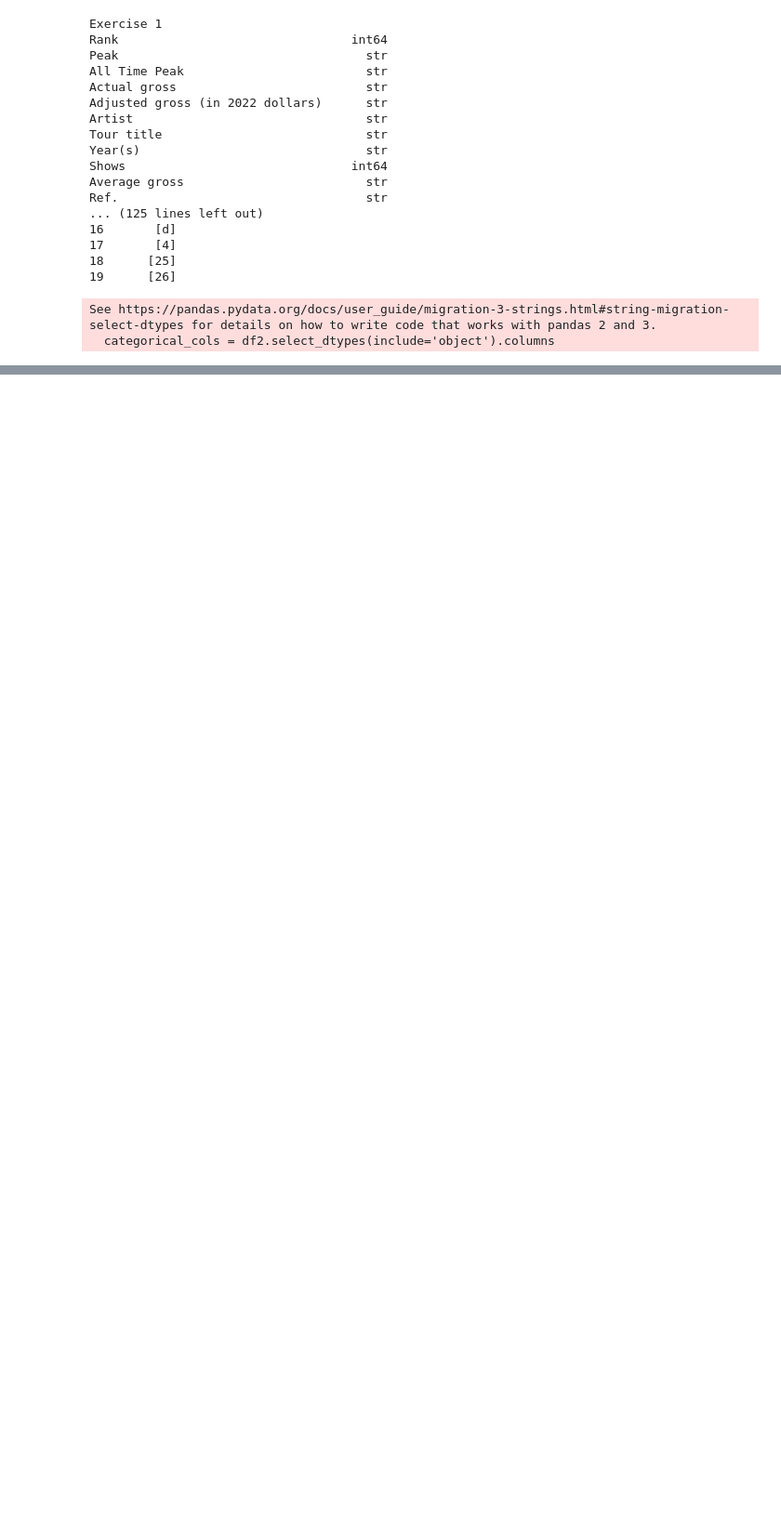
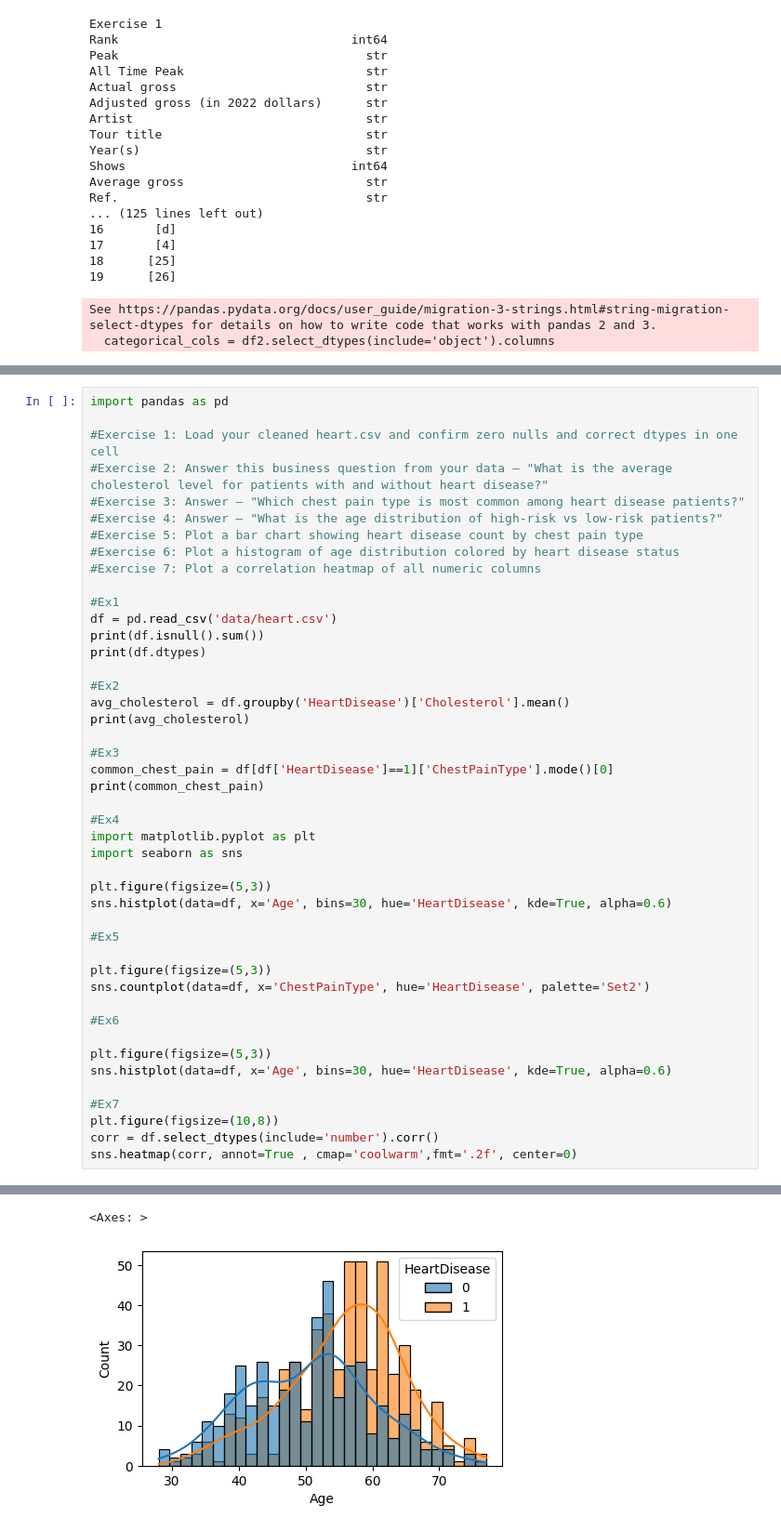
Before and after one commit to Najam-Ullah/pharmacy-data-science-portfolio, a Jupyter notebook: P0_EDA/Week1_Pandas_Foundations.ipynb.ipynb, the cells around one changed output, grey strips where cells are left out. Shown at 93% size. Saved outputs shown, nothing was run; the diff lists cells and outputs as text; blank space fills up the shorter version.

```diff
--- a/P0_EDA/Week1_Pandas_Foundations.ipynb.ipynb
+++ b/P0_EDA/Week1_Pandas_Foundations.ipynb.ipynb
@@ -191,0 +207,46 @@ Combined Shape : (918, 12)
+# %%
+import pandas as pd
+
+#Exercise 1: Load your cleaned heart.csv and confirm zero nulls and correct dtypes in one cell
+#Exercise 2: Answer this business question from your data — "What is the average cholesterol level for patients with and without heart disease?"
+#Exercise 3: Answer — "Which chest pain type is most common among heart disease patients?"
+#Exercise 4: Answer — "What is the age distribution of high-risk vs low-risk patients?"
+#Exercise 5: Plot a bar chart showing heart disease count by chest pain type
+#Exercise 6: Plot a histogram of age distribution colored by heart disease status
+#Exercise 7: Plot a correlation heatmap of all numeric columns
+
+#Ex1
+df = pd.read_csv('data/heart.csv')
+print(df.isnull().sum())
+print(df.dtypes)
+
+#Ex2
+avg_cholesterol = df.groupby('HeartDisease')['Cholesterol'].mean()
+print(avg_cholesterol)
+
+#Ex3
+common_chest_pain = df[df['HeartDisease']==1]['ChestPainType'].mode()[0]
+print(common_chest_pain)
+
+#Ex4
+import matplotlib.pyplot as plt
+import seaborn as sns
+
+plt.figure(figsize=(5,3))
+sns.histplot(data=df, x='Age', bins=30, hue='HeartDisease', kde=True, alpha=0.6)
+
+#Ex5
+
+plt.figure(figsize=(5,3))
+sns.countplot(data=df, x='ChestPainType', hue='HeartDisease', palette='Set2')
+
+#Ex6
+
+plt.figure(figsize=(5,3))
+sns.histplot(data=df, x='Age', bins=30, hue='HeartDisease', kde=True, alpha=0.6)
+
+#Ex7
+plt.figure(figsize=(10,8))
+corr = df.select_dtypes(include='number').corr()
+sns.heatmap(corr, annot=True , cmap='coolwarm',fmt='.2f', center=0)
+# %% [output]
@@ -191,0 +270,2 @@ Combined Shape : (918, 12)
+<Axes: >
+[figure, added]
```
Also changed, not shown: parts of 2 cells of this notebook, 1 other file.
